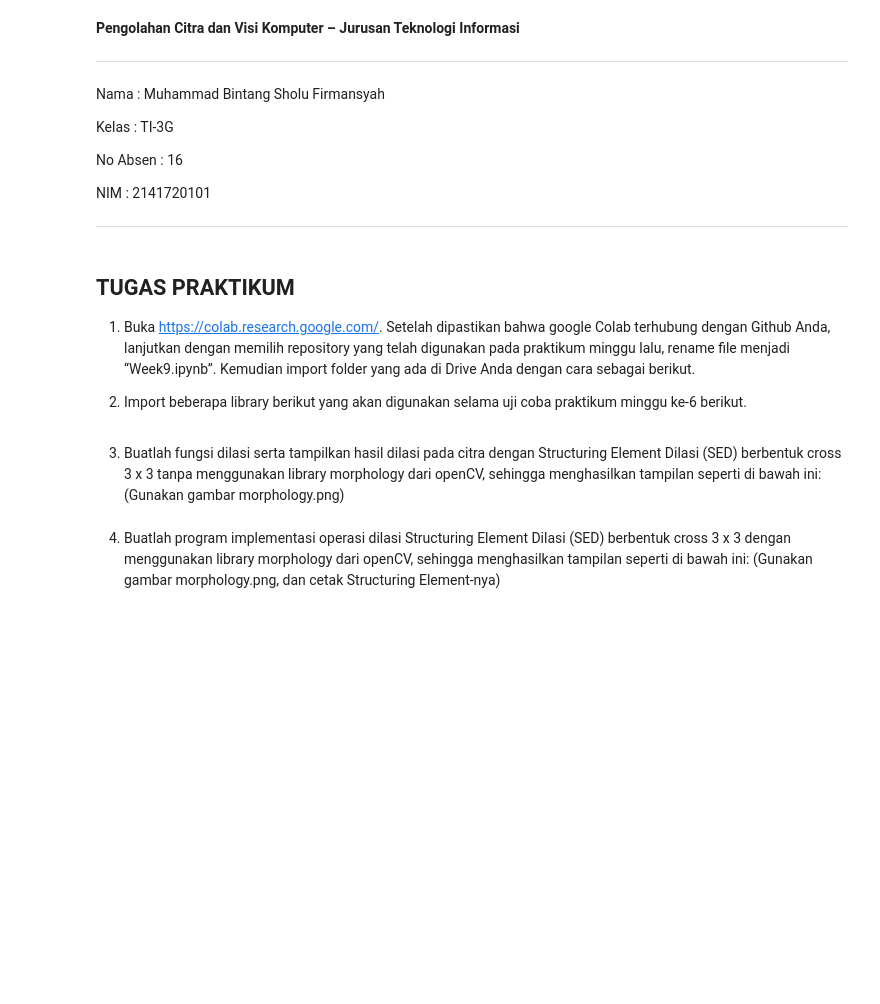
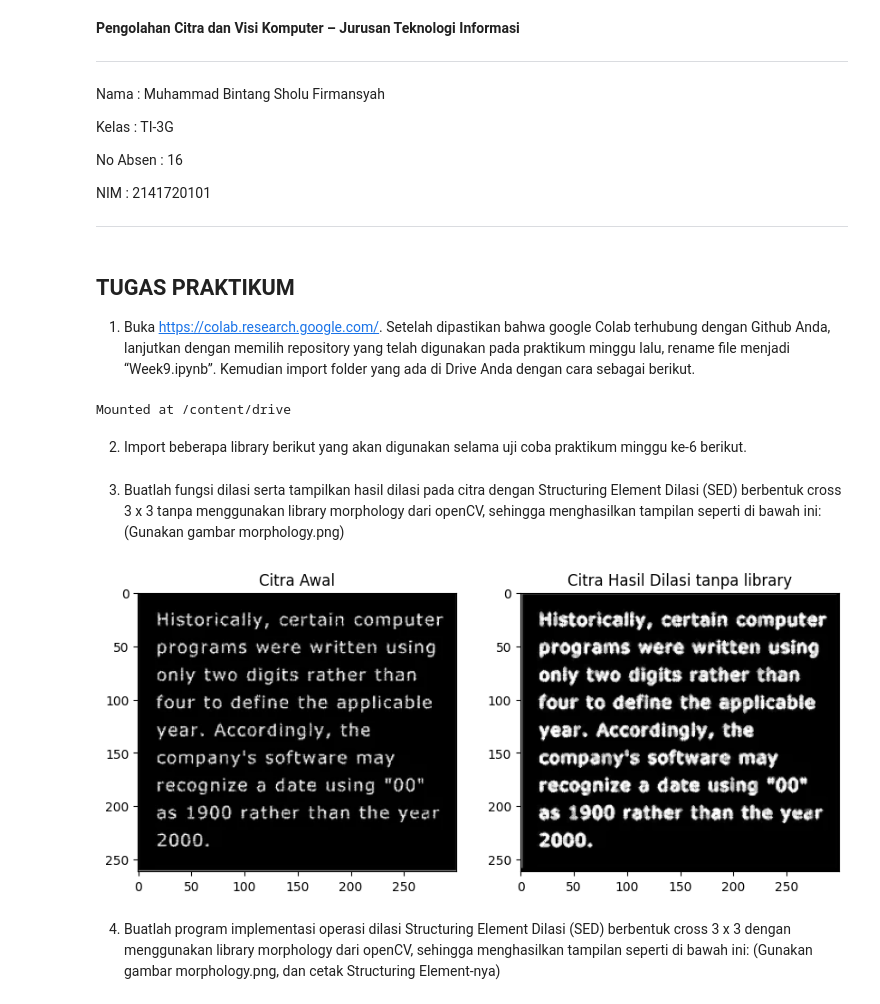
Before and after one commit to bintangsholu21/PCVK, a Jupyter notebook: Week9.ipynb, the cells around one changed output. Drawn from its saved outputs; the diff is of its cells as text; code cells hidden in the pictures; blank space fills up the shorter version.

Commit message:
Update Jawaban Tugas Praktikum

```diff
--- a/Week9.ipynb
+++ b/Week9.ipynb
@@ -23,6 +23,11 @@ NIM : 2141720101
 terhubung dengan Github Anda, lanjutkan dengan memilih repository yang telah
 digunakan pada praktikum minggu lalu, rename file menjadi “Week9.ipynb”.
 Kemudian import folder yang ada di Drive Anda dengan cara sebagai berikut.
-
-2. Import beberapa library berikut yang akan digunakan selama uji coba praktikum
-minggu ke-6 berikut.
+# %%
+from google.colab import drive
+drive.mount('/content/drive')
+# %% [output]
+Mounted at /content/drive
+# %% [markdown]
+2. Import beberapa library berikut yang akan digunakan selama uji coba praktikum
+minggu ke-6 berikut.
@@ -31,6 +40,36 @@ minggu ke-6 berikut.
 Dilasi (SED) berbentuk cross 3 x 3 tanpa menggunakan library morphology dari
 openCV, sehingga menghasilkan tampilan seperti di bawah ini: (Gunakan gambar
 morphology.png)
+# %%
+img_3 = cv.imread('/content/drive/MyDrive/PCVK/Images/morphology.png', cv.IMREAD_GRAYSCALE)
+dilation_3 = np.zeros(img_3.shape, img_3.dtype)
+matrix_3 = [
+    [0, 1, 0],
+    [1, 1, 1],
+    [0, 1, 0]
+]
+
+for y in range(len(matrix_3) // 2, img_3.shape[0] - len(matrix_3)):
+  for x in range(len(matrix_3[0]) // 2, img_3.shape[1] - len(matrix_3)):
+    maksimum = 0
+    for i in range(len(matrix_3)):
+      for j in range(len(matrix_3[0])):
+        if(matrix_3[i][j] == 1):
+          nilai_piksel = img_3[y + i - len(matrix_3) // 2, x + j - len(matrix_3[0]) // 2]
+          maksimum = max(maksimum, nilai_piksel)
+    dilation_3[y, x] = maksimum
+
+plt.figure(figsize=(10, 5))
+plt.subplot(1, 2, 1)
+plt.imshow(img_3, cmap='gray')
+plt.title('Citra Awal')
+plt.subplot(1, 2, 2)
+plt.imshow(dilation_3, cmap='gray')
+plt.title('Citra Hasil Dilasi tanpa library')
+
+plt.show()
+# %% [output]
+[figure, added]
 # %% [markdown]
 4. Buatlah program implementasi operasi dilasi Structuring Element Dilasi (SED)
 berbentuk cross 3 x 3 dengan menggunakan library morphology dari openCV,
```
Also changed, not shown: parts of 16 cells of this notebook.
